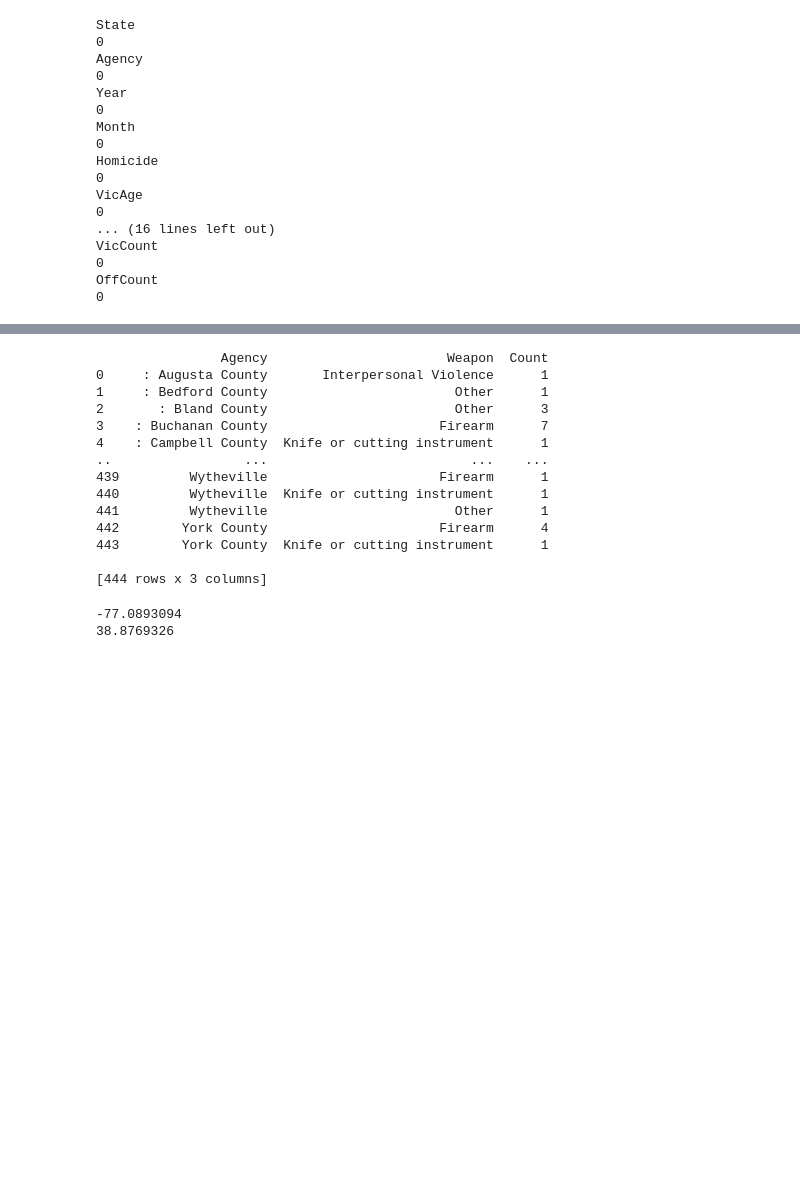
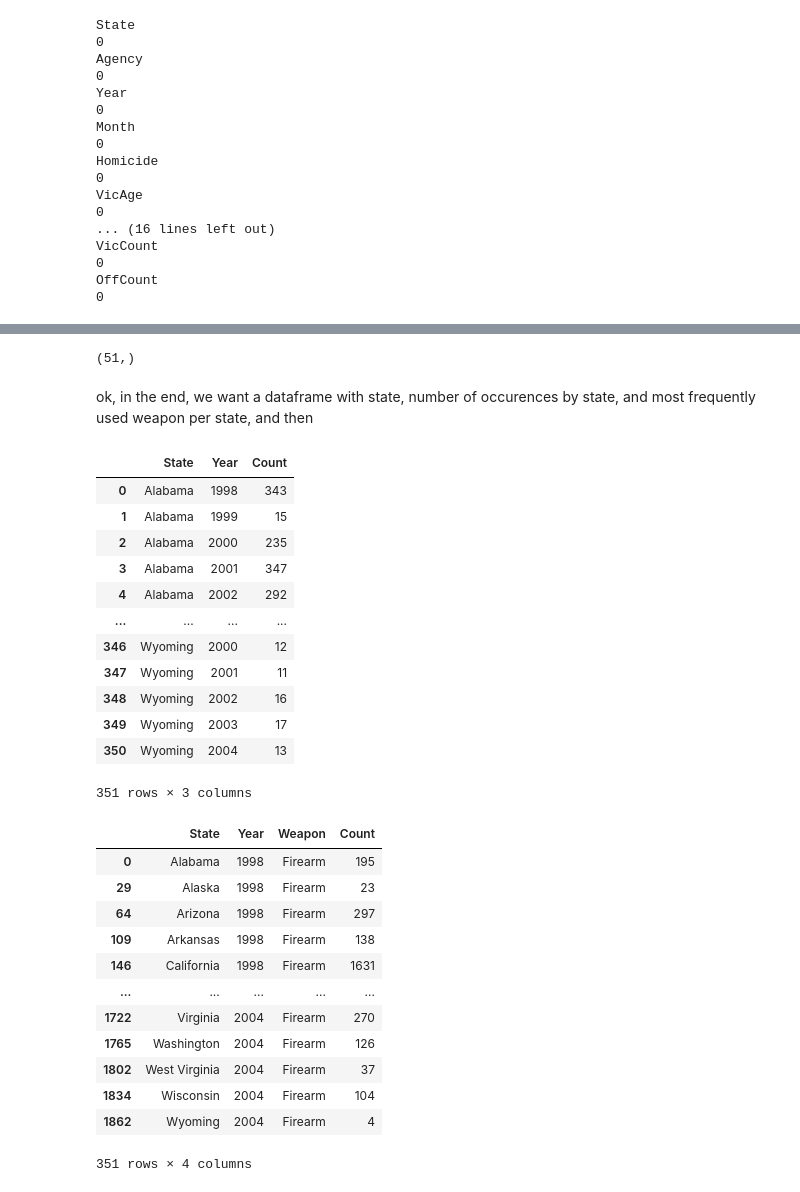
Before and after one commit to RyanErm/designproject, a Jupyter notebook: inital (1).ipynb, the cells around one changed output, grey strips where cells are left out. Saved outputs shown, nothing was run; the diff lists cells and outputs as text; code cells hidden in the pictures; blank space fills up the shorter version.

```diff
--- a/inital (1).ipynb
+++ b/inital (1).ipynb
@@ -60,7 +61,7 @@ VicCount
 OffCount
 0
 # %%
-new_df = new_df[new_df['State'] == "Virginia"]
+
 new_df = new_df[new_df['Year']<=2004]
 new_df = new_df[new_df['Year']>=1998]
 new_df.shape
@@ -122,3 +120,0 @@ plt.show()
-# %%
-new_df['Agency'] = new_df['Agency'].str.replace("State Police :", "")
-print(new_df['Agency'].unique())
@@ -143,26 +121,47 @@ print(new_df['Agency'].unique())
+# %%
+rar = new_df['State'].unique()
+rar.shape
+# %% [output]
+(51,)
+# %% [markdown]
+ok, in the end, we want a dataframe with state, number of occurences by state, and most frequently used weapon per state, and then
 # %%
-new_df_group = new_df.groupby(['Agency', "Weapon"]).size().reset_index(name = "Count")
-print(new_df_group)
+new_df_group = pd.DataFrame()
+new_df_group = new_df.groupby(['State', "Year"]).size().reset_index(name = "Count")
+
+new_df_group
 # %% [output]
+|  | State | Year | Count |
+| 0 | Alabama | 1998 | 343 |
+| 1 | Alabama | 1999 | 15 |
+| 2 | Alabama | 2000 | 235 |
+| 3 | Alabama | 2001 | 347 |
+| 4 | Alabama | 2002 | 292 |
+| ... | ... | ... | ... |
+| 346 | Wyoming | 2000 | 12 |
+| 347 | Wyoming | 2001 | 11 |
+| 348 | Wyoming | 2002 | 16 |
+| 349 | Wyoming | 2003 | 17 |
+| 350 | Wyoming | 2004 | 13 |
-                Agency                       Weapon  Count
-0     : Augusta County       Interpersonal Violence      1
-1     : Bedford County                        Other      1
-2       : Bland County                        Other      3
-3    : Buchanan County                      Firearm      7
-4    : Campbell County  Knife or cutting instrument      1
-..                 ...                          ...    ...
-439         Wytheville                      Firearm      1
-440         Wytheville  Knife or cutting instrument      1
-441         Wytheville                        Other      1
-442        York County                      Firearm      4
-443        York County  Knife or cutting instrument      1
-
-[444 rows x 3 columns]
+351 rows × 3 columns
-# %%
-geolocator = Nominatim(user_agent="Project")
-location = geolocator.geocode("Arlington, Virginia")
-print(location.longitude)
-print(location.latitude)
-# %% [output]
--77.0893094
-38.8769326
+# %%
+new_df_group1 = pd.DataFrame()
+new_df_group1 = new_df.groupby(['State', "Year", "Weapon"]).size().reset_index(name = "Count")
+most_common_weapon = new_df_group1.loc[new_df_group1.groupby(['Year', 'State'])['Count'].idxmax()]
+most_common_weapon_sorted = most_common_weapon.sort_values(by=['State', 'Year']).reset_index(drop=True)
+
+most_common_weapon
+# %% [output]
+|  | State | Year | Weapon | Count |
+| 0 | Alabama | 1998 | Firearm | 195 |
+| 29 | Alaska | 1998 | Firearm | 23 |
+| 64 | Arizona | 1998 | Firearm | 297 |
+| 109 | Arkansas | 1998 | Firearm | 138 |
+| 146 | California | 1998 | Firearm | 1631 |
+| ... | ... | ... | ... | ... |
+| 1722 | Virginia | 2004 | Firearm | 270 |
+| 1765 | Washington | 2004 | Firearm | 126 |
+| 1802 | West Virginia | 2004 | Firearm | 37 |
+| 1834 | Wisconsin | 2004 | Firearm | 104 |
+| 1862 | Wyoming | 2004 | Firearm | 4 |
+351 rows × 4 columns
```
Also changed, not shown: parts of 11 cells of this notebook.
